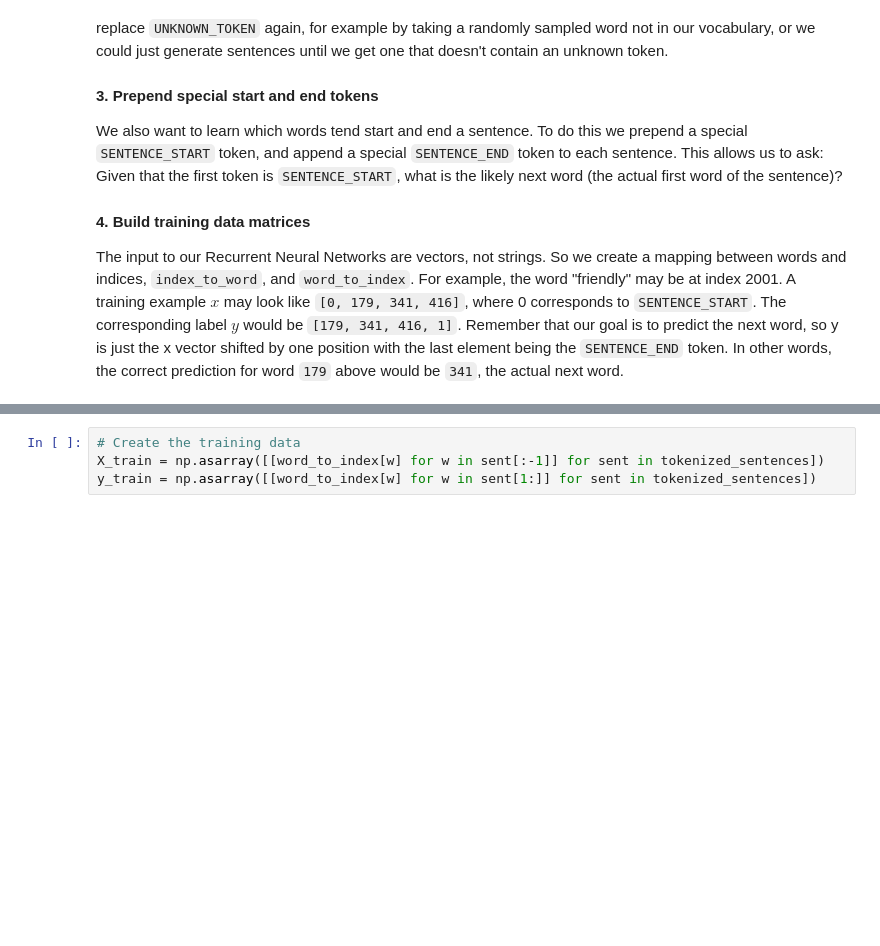
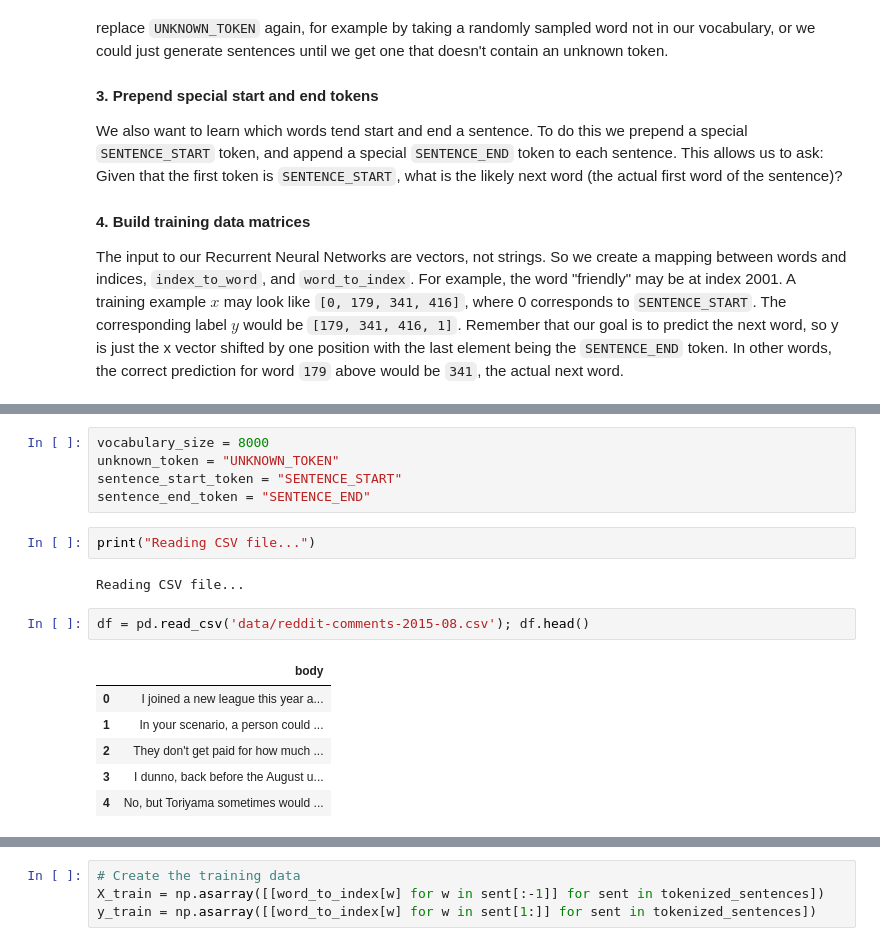
Before and after one commit to WittmannF/rnn-tutorial-rnnlm, a Jupyter notebook: RNNLM.ipynb, the cells around one changed output, grey strips where cells are left out. Drawn from its saved outputs; the diff is of its cells as text; blank space fills up the shorter version.

```diff
--- a/RNNLM.ipynb
+++ b/RNNLM.ipynb
@@ -148,0 +95,18 @@ Example sentence after Pre-processing: '[u'SENTENCE_START', u'i', u'joined', u'a
+# %%
+vocabulary_size = 8000
+unknown_token = "UNKNOWN_TOKEN"
+sentence_start_token = "SENTENCE_START"
+sentence_end_token = "SENTENCE_END"
+# %%
+print("Reading CSV file...")
+# %% [output]
+Reading CSV file...
+# %%
+df = pd.read_csv('data/reddit-comments-2015-08.csv'); df.head()
+# %% [output]
+|  | body |
+| 0 | I joined a new league this year a... |
+| 1 | In your scenario, a person could ... |
+| 2 | They don't get paid for how much ... |
+| 3 | I dunno, back before the August u... |
+| 4 | No, but Toriyama sometimes would ... |
```
Also changed, not shown: parts of 37 cells of this notebook.
